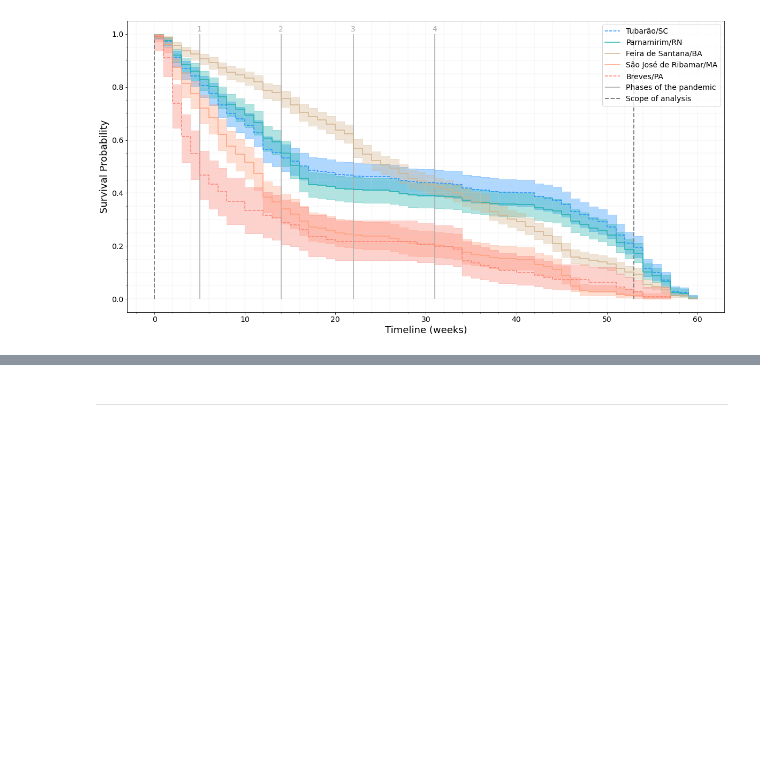
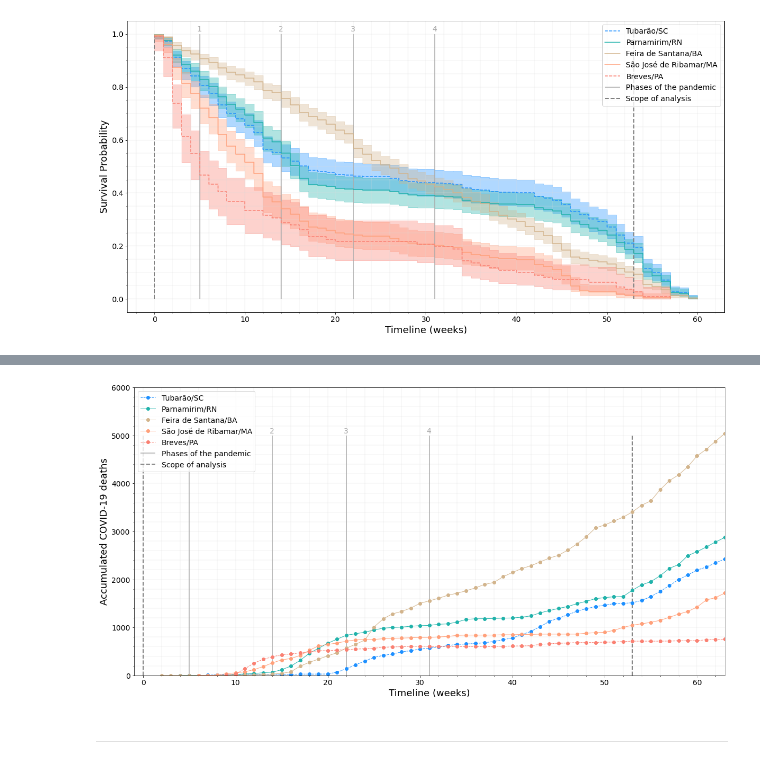
Before and after one commit to alexandrepereiraarq/COVIDGI, a Jupyter notebook: CVGI_MR_05_analysis.ipynb, the cells around one changed output, grey strips where cells are left out. Saved outputs shown, nothing was run; the diff lists cells and outputs as text; code cells hidden in the pictures; blank space fills up the shorter version.

```diff
--- a/CVGI_MR_05_analysis.ipynb
+++ b/CVGI_MR_05_analysis.ipynb
@@ -487,7 +487,7 @@ cities_list = cities_list_svi_A5
 T = df['week']     ## time to event
 E = df['event']      ## event occurred or censored
 
-save_fig = True
+save_fig = False
 ci_alpha_value = 0.35
 lineStyles = ['--','-','-.',':']
 cmap = matplotlib.cm.get_cmap('tab10') #viridis
@@ -530,15 +530,15 @@ cities_label5 = '1501808'
 ix5 = df.loc[cities_label5].index
 kmf.fit(T[ix5], E[ix5], label=cities_names_svi_A5_dict[cities_label5])
 ax4 = kmf.plot(ax=ax,ci_legend=True,ci_alpha=ci_alpha_value, color=color_list[4],ls=lineStyles[0])
+
 vlines_pos = [5,14,22,31]
 ax.vlines(vlines_pos, 0, 1, colors='darkgrey',lw=1.5, linestyles='-', label='Phases of the pandemic')
 for i in range(len(vlines_pos)):
     text((vlines_pos[i]-0.3),1.01,i+1,color='darkgrey')
 ax.vlines([0,53], 0, 1, colors='grey',lw=2, linestyles='--', label='Scope of analysis')
-
 plt.legend()
 plt.minorticks_on()
-plt.grid(b=True, which='both',color='gainsboro', linestyle='-', linewidth=0.3)
+plt.grid(b=True, which='both',color='gainsboro', linestyle='-', linewidth=0.4)
 #plt.grid(b=True, which='minor',color='gainsboro', linestyle='-', linewidth=0.3)
 #plt.grid(b=True, which='major',color='grey', linestyle='-', linewidth=0.5)
 
@@ -555,3 +633,64 @@ plt.show()
+# %%
+df = cases_A5_merged
+cities_list = cities_list_svi_A5
+X = 'week_num_py'     ## time to event
+Y = 'acc_deaths'      ## event occurred or censored
+
+save_fig = True
+ci_alpha_value = 0.35
+lineStyles = ['--','-','-.',':']
+cmap = matplotlib.cm.get_cmap('tab10') #viridis
+color_list = ['dodgerblue','lightseagreen','tan','lightsalmon','salmon']
+#setting font sizes
+ss = 14
+ms = 18
+ls = 24
+plt.rc('font', size=ss)          # controls default text sizes
+plt.rc('axes', titlesize=ls)     # fontsize of the axes title
+plt.rc('axes', labelsize=ms)    # fontsize of the x and y labels
+plt.rc('xtick', labelsize=ss)    # fontsize of the tick labels
+plt.rc('ytick', labelsize=ss)    # fontsize of the tick labels
+plt.rc('legend', fontsize=ss)    # legend fontsize
+#plt.rc('figure', titlesize=BIGGER_SIZE)  # fontsize of the figure title
+
+fig, ax = plt.subplots(figsize=(20,10))
+
+cities_label1 = '4218707'
+ax.plot(X, Y, data=df[df.ibge_code==cities_label1], marker='o', markerfacecolor=color_list[0], markersize=6, color=color_list[0], linewidth=1,ls=lineStyles[0],label=cities_names_svi_A5_dict[cities_label1])
+
+cities_label2 = '2403251'
+ax.plot(X, Y, data=df[df.ibge_code==cities_label2], marker='o', markerfacecolor=color_list[1], markersize=6, color=color_list[1], linewidth=1,ls=lineStyles[1],label=cities_names_svi_A5_dict[cities_label2])
+
+cities_label3 = '2910800'
+ax.plot(X, Y, data=df[df.ibge_code==cities_label3], marker='o', markerfacecolor=color_list[2], markersize=6, color=color_list[2], linewidth=1,ls=lineStyles[1],label=cities_names_svi_A5_dict[cities_label3])
+
+cities_label4 = '2111201'
+ax.plot(X, Y, data=df[df.ibge_code==cities_label4], marker='o', markerfacecolor=color_list[3], markersize=6, color=color_list[3], linewidth=1,ls=lineStyles[1],label=cities_names_svi_A5_dict[cities_label4])
+
+cities_label5 = '1501808'
+ax.plot(X, Y, data=df[df.ibge_code==cities_label5], marker='o', markerfacecolor=color_list[4], markersize=6, color=color_list[4], linewidth=1,ls=lineStyles[0],label=cities_names_svi_A5_dict[cities_label5])
+
+vlines_pos = [5,14,22,31]
+ax.vlines(vlines_pos, 0, 5000, colors='darkgrey',lw=1.5, linestyles='-', label='Phases of the pandemic')
+for i in range(len(vlines_pos)):
+    text((vlines_pos[i]-0.3),5050,i+1,color='darkgrey')
+ax.vlines([0,53], 0, 5000, colors='grey',lw=2, linestyles='--', label='Scope of analysis')
+plt.legend()
+plt.minorticks_on()
+plt.grid(b=True, which='both',color='gainsboro', linestyle='-', linewidth=0.4)
+#plt.grid(b=True, which='minor',color='gainsboro', linestyle='-', linewidth=0.3)
+#plt.grid(b=True, which='major',color='grey', linestyle='-', linewidth=0.5)
+
+ax.set(xlabel='Timeline (weeks)', ylabel='Accumulated COVID-19 deaths',ylim=[0,6000],xlim=[-1,63])
+
+if save_fig == True:
+    file_name = 'CVGI_ACCDeaths_SVI_cities_sample_A5.png'
+    file_path = Path('./OUT/')
+    url = file_path / file_name
+    plt.savefig(url, dpi=300,bbox_inches='tight',pad_inches=0.05)
+plt.show()
+# %% [output]
+[figure, added]
 # %% [markdown]
 ---
 # %% [markdown]
```
Also changed, not shown: parts of 9 cells of this notebook, 1 other file.
